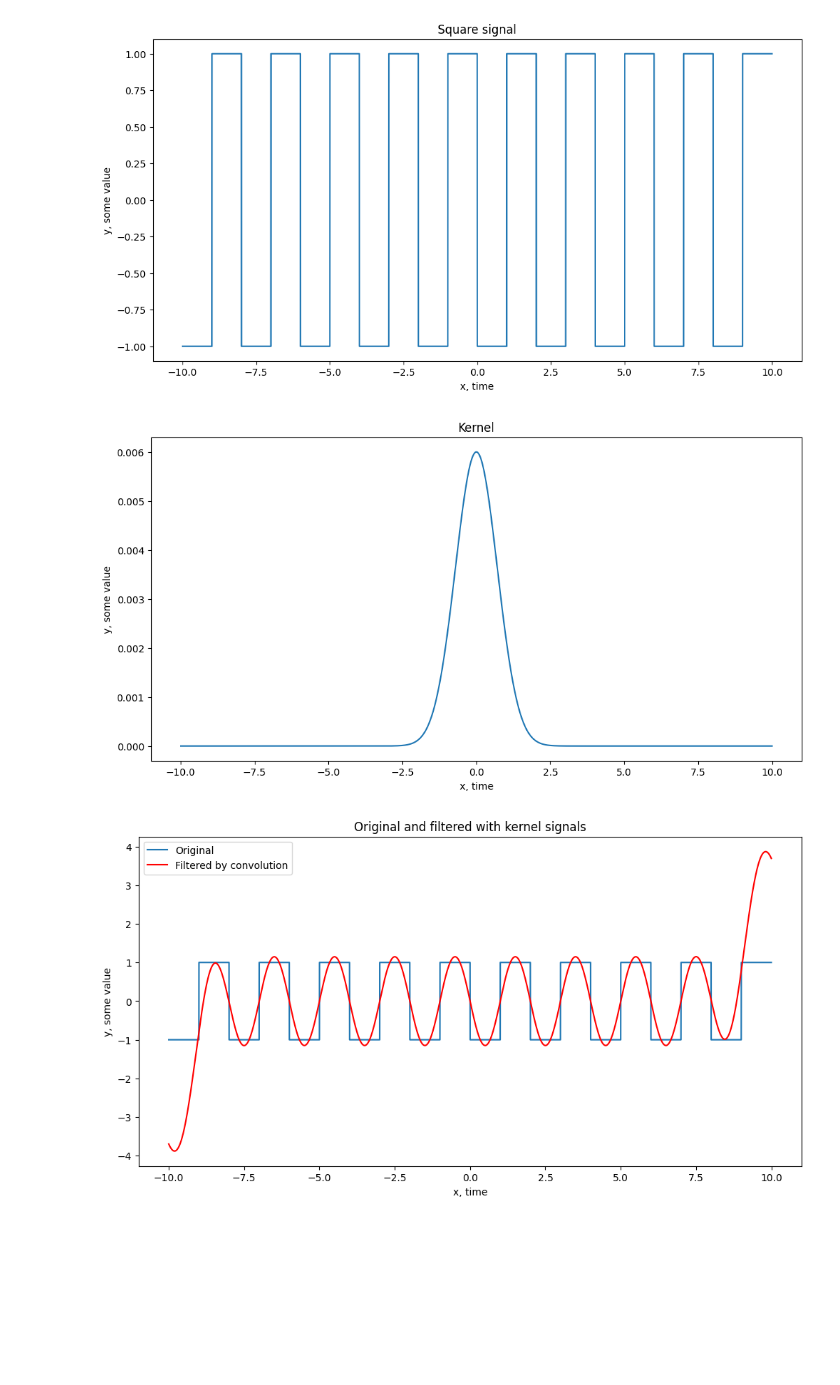
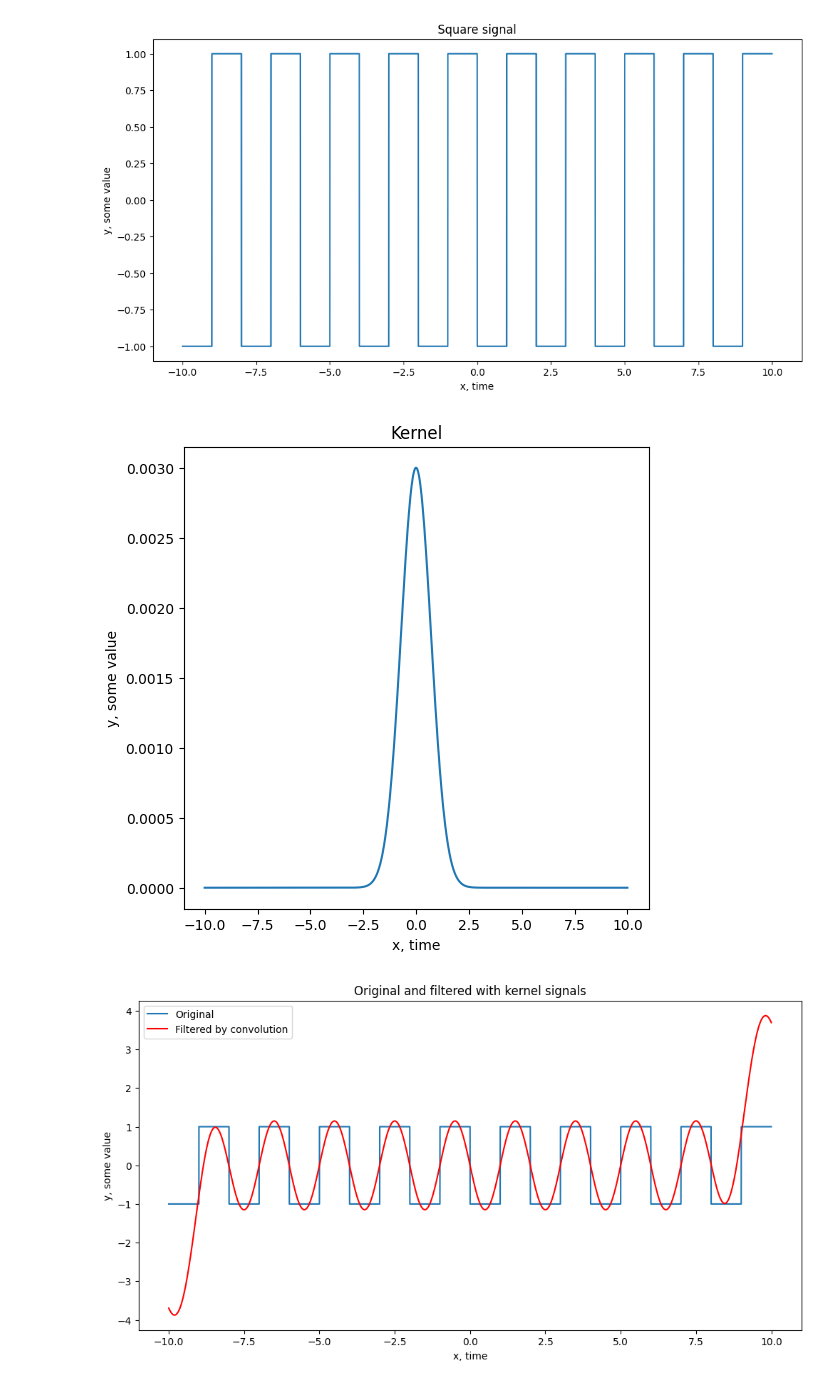
Before and after one commit to pimonov-student/another_digital_signal, a Jupyter notebook: lab_five.ipynb, the cells around one changed output. Cells and saved outputs as stored; diff of their text form; code cells hidden in the pictures; blank space fills up the shorter version.

```diff
--- a/lab_five.ipynb
+++ b/lab_five.ipynb
@@ -21,16 +21,17 @@ plt.show()
 [figure]
 # %%
 def kernel(x):
-    return 0.006 * np.exp(-(x ** 2))
+    return 0.003 * np.exp(-(x ** 2))
 # %%
-kernel_y = kernel(args)
+kernel_args = np.arange(-10, 10, 1 / 2000)
+kernel_y = kernel(kernel_args)
 
-plt.figure(figsize=(12, 6))
-plt.plot(args, kernel_y)
+plt.figure(figsize=(6, 6))
+plt.plot(kernel_args, kernel_y)
 plt.title("Kernel")
 plt.xlabel("x, time")
 plt.ylabel("y, some value")
 plt.show()
 # %% [output]
-[figure, old version]
+[figure, new version]
 # %%
```
Also changed, not shown: parts of 11 cells of this notebook.
